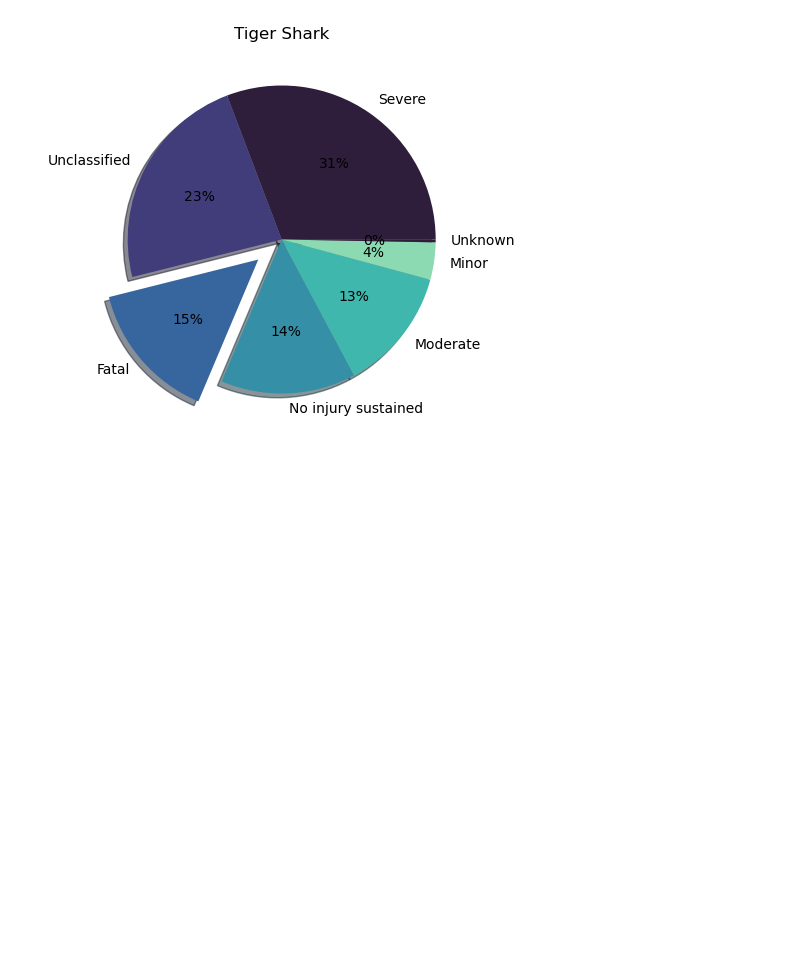
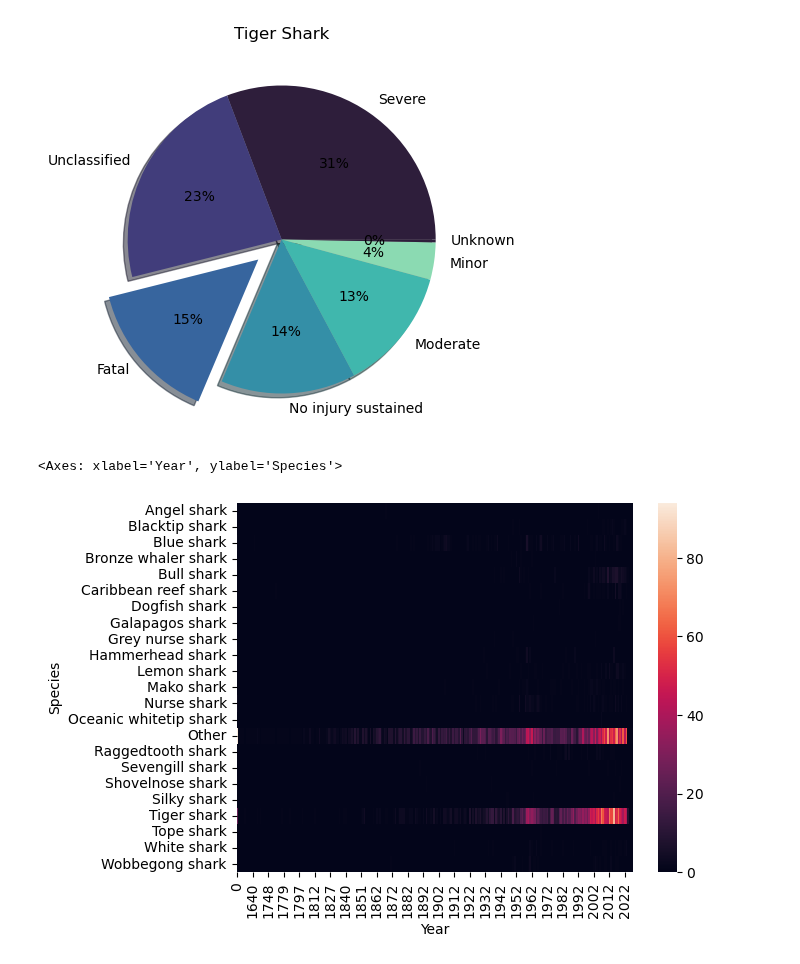
Before and after one commit to Papa-Yaga/quest_2, a Jupyter notebook: Quest_2_Shark_Analysis.ipynb, the cells around one changed output. Saved outputs shown, nothing was run; the diff lists cells and outputs as text; code cells hidden in the pictures; blank space fills up the shorter version.

Commit message:
More Graphics

```diff
--- a/Quest_2_Shark_Analysis.ipynb
+++ b/Quest_2_Shark_Analysis.ipynb
@@ -112,3 +112,6 @@ attacks
 | Caribbean reef shark | 0.0 | 0.0 | 6.0 | 2.0 | 19.0 | 6.0 | 0.0 |
 | Bronze whaler shark | 0.0 | 0.0 | 1.0 | 0.0 | 2.0 | 3.0 | 0.0 |
 | Wobbegong shark | 0.0 | 2.0 | 4.0 | 1.0 | 6.0 | 11.0 | 0.0 |
+# %%
+months = sharks_rdx.pivot_table(index="Months", columns="Species", aggfunc="size").T.fillna(0)
+years = sharks_rdx.pivot_table(index="Year", columns="Species", aggfunc="size").T.fillna(0)
@@ -155,3 +180,8 @@ plt.show
 # %% [output]
 <function matplotlib.pyplot.show(close=None, block=None)>
 [figure]
+# %%
+sns.heatmap(years)
+# %% [output]
+<Axes: xlabel='Year', ylabel='Species'>
+[figure, added]
```
Also changed, not shown: parts of 1 cell of this notebook.
